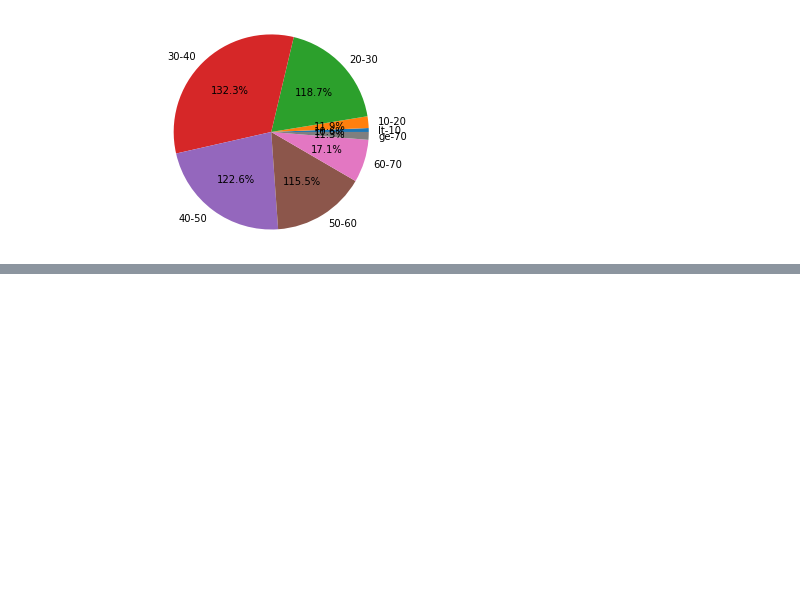
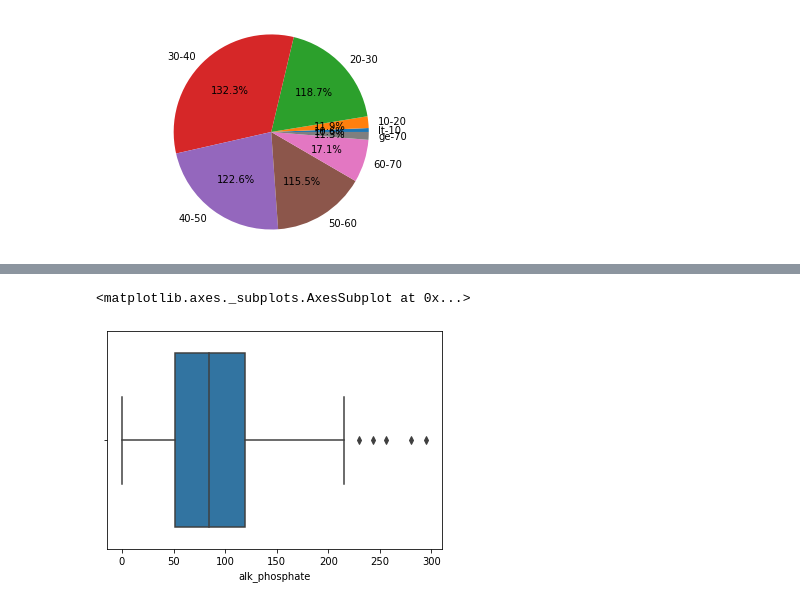
Before and after one commit to code-JOA/Predicting_Hepatitis_Mortality_Rate, a Jupyter notebook: Hepatitis_Mortality_Prediction.ipynb, the cells around one changed output, grey strips where cells are left out. Cells and saved outputs as stored; diff of their text form; code cells hidden in the pictures; blank space fills up the shorter version.

```diff
--- a/Hepatitis_Mortality_Prediction.ipynb
+++ b/Hepatitis_Mortality_Prediction.ipynb
@@ -330,0 +399,5 @@ plt.show()
+# %%
+sns.boxplot(df['alk_phosphate'])
+# %% [output]
+<matplotlib.axes._subplots.AxesSubplot at 0x...>
+[figure, added]
```
Also changed, not shown: parts of 25 cells of this notebook.
